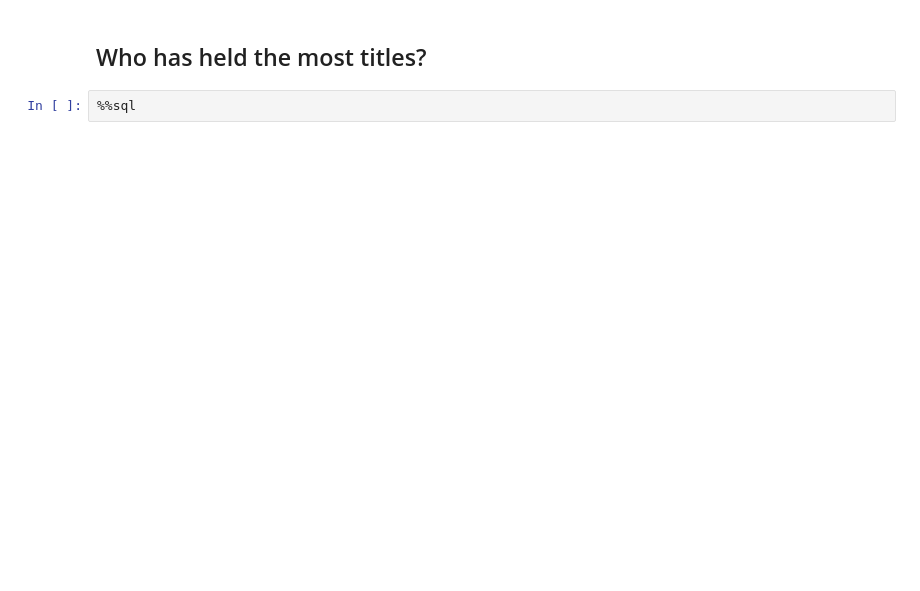
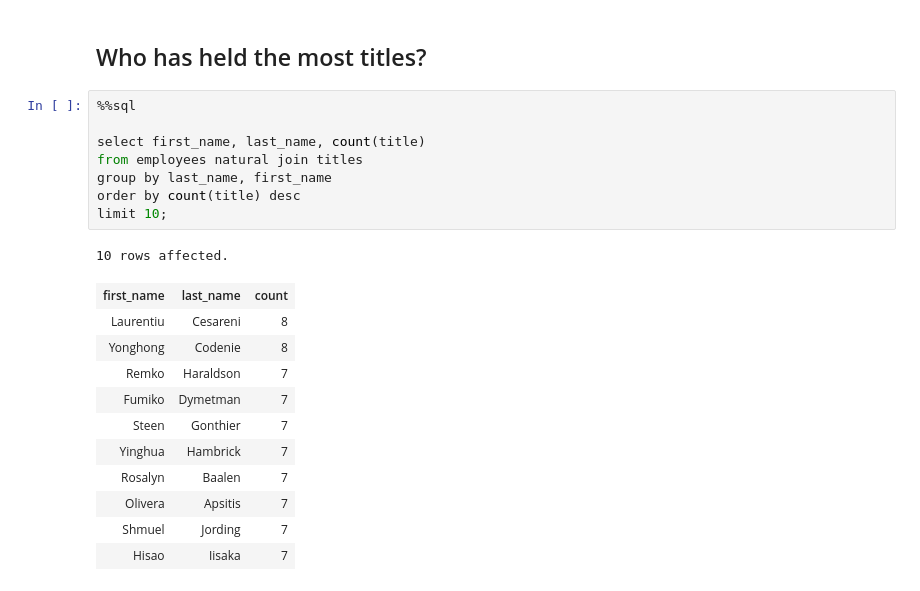
Before and after one commit to LutherCS/dmq-class-pub, a Jupyter notebook: Many2Many.ipynb, the cells around one changed output. Saved outputs shown, nothing was run; the diff lists cells and outputs as text; blank space fills up the shorter version.

```diff
--- a/Many2Many.ipynb
+++ b/Many2Many.ipynb
@@ -321,4 +465,23 @@ emp_no   dept_no  from_1  to_1 from_2 to_2 salary
 # %% [markdown]
 ## Who has held the most titles?
-# %%
-%%sql
+# %%
+%%sql
+
+select first_name, last_name, count(title)
+from employees natural join titles
+group by last_name, first_name
+order by count(title) desc
+limit 10;
+# %% [output]
+10 rows affected.
+| first_name | last_name | count |
+| Laurentiu | Cesareni | 8 |
+| Yonghong | Codenie | 8 |
+| Remko | Haraldson | 7 |
+| Fumiko | Dymetman | 7 |
+| Steen | Gonthier | 7 |
+| Yinghua | Hambrick | 7 |
+| Rosalyn | Baalen | 7 |
+| Olivera | Apsitis | 7 |
+| Shmuel | Jording | 7 |
+| Hisao | Iisaka | 7 |
```
Also changed, not shown: parts of 12 cells of this notebook, 1 other file.
